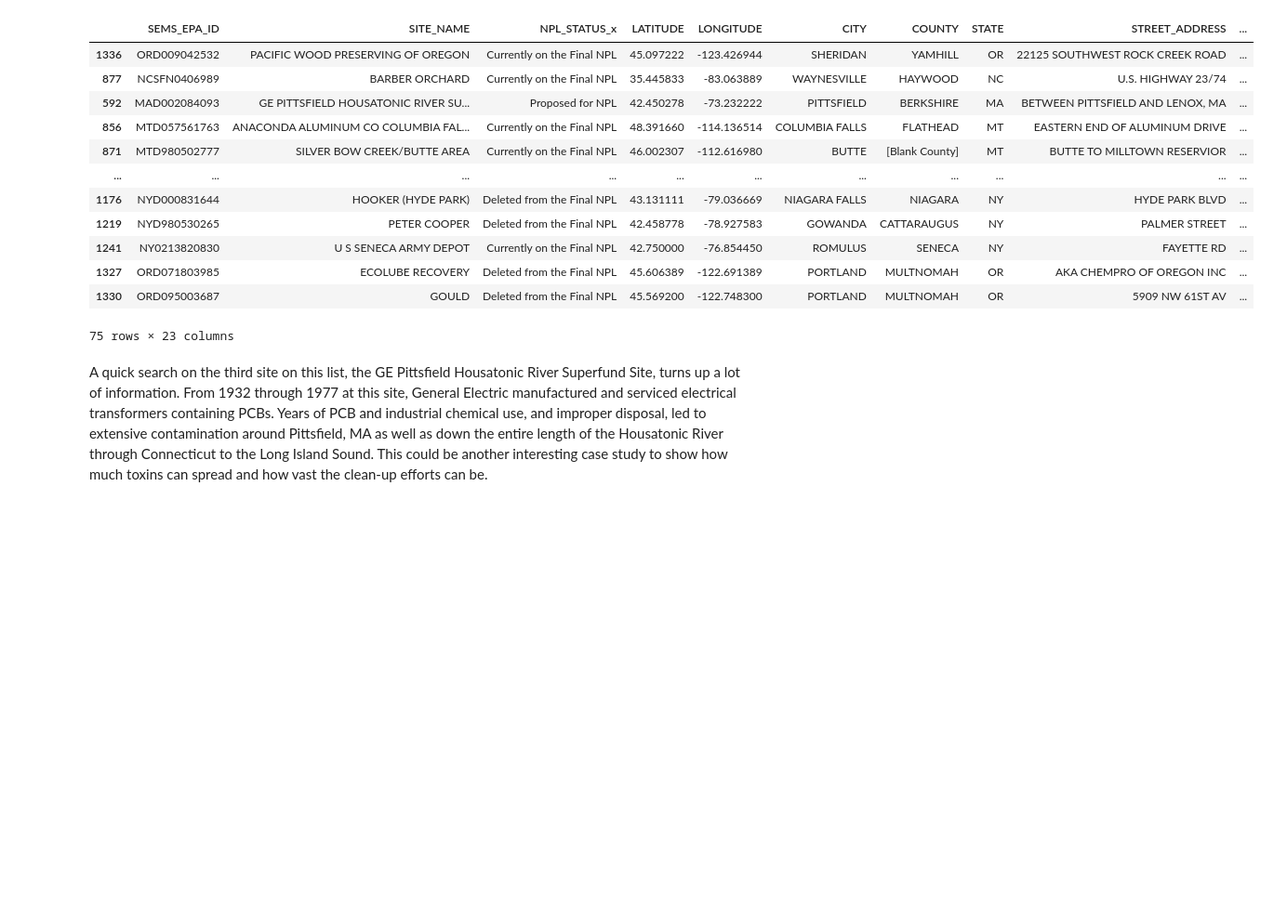
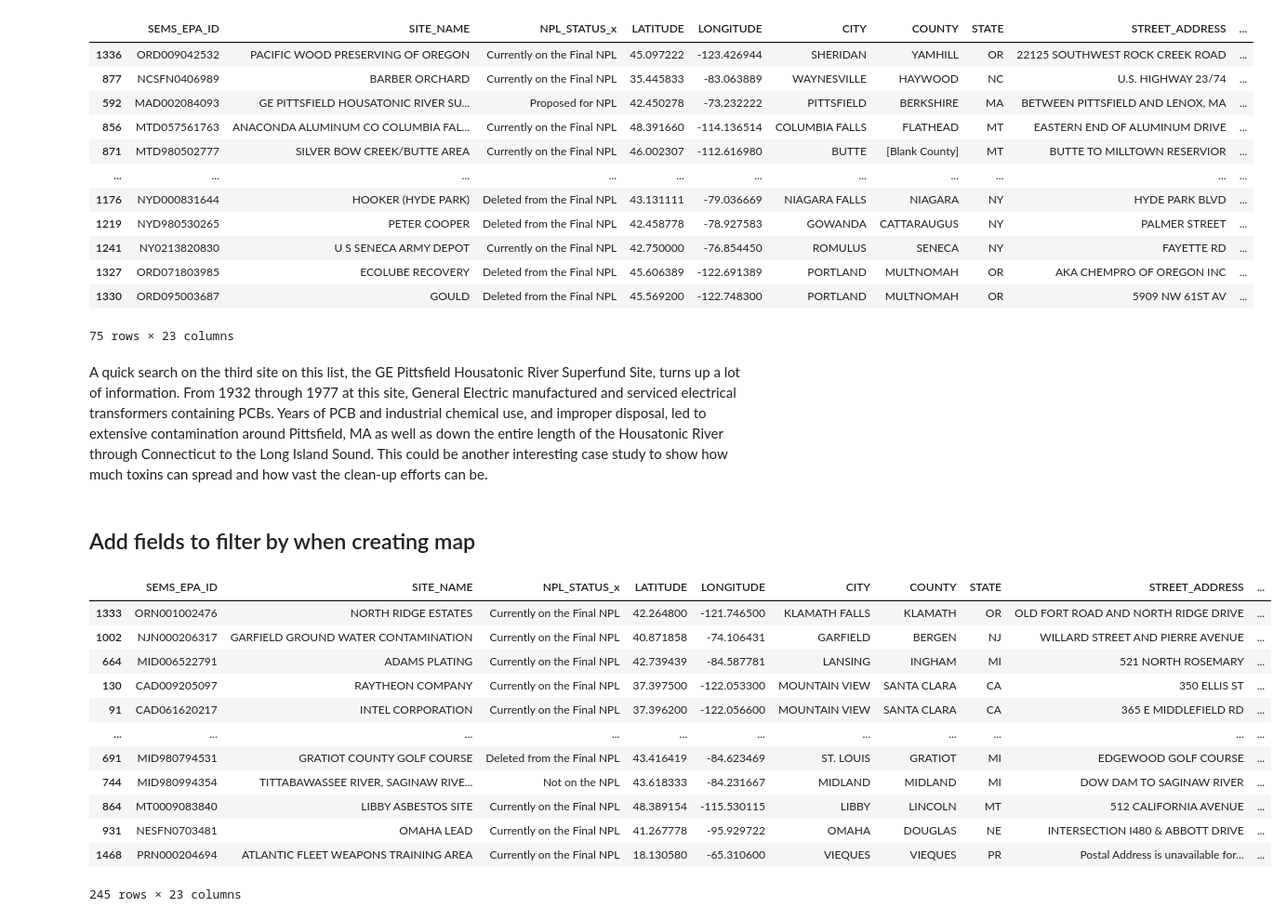
Before and after one commit to EileenGrady/us-industrial-pollution, a Jupyter notebook: notebooks/explore-superfund-site-data.ipynb, the cells around one changed output. Shown: that part at 93% size. Cells and saved outputs as stored; diff of their text form; code cells hidden in the pictures; blank space fills up the shorter version.

```diff
--- a/notebooks/explore-superfund-site-data.ipynb
+++ b/notebooks/explore-superfund-site-data.ipynb
@@ -212,0 +254,19 @@ A quick search on the third site on this list, the GE Pittsfield Housatonic Rive
+# %% [markdown]
+## Add fields to filter by when creating map
+# %%
+exposure = superfund.loc[(superfund['HUMAN_EXPOSURE_UNDER_CONTROL'] == 'No') | (superfund['HUMAN_EXPOSURE_UNDER_CONTROL'] == 'Insufficient Data')]
+exposure.sort_values(by='HRS_SCORE')
+# %% [output]
+|  | SEMS_EPA_ID | SITE_NAME | NPL_STATUS_x | LATITUDE | LONGITUDE | CITY | COUNTY | STATE | STREET_ADDRESS | ... |
+| 1333 | ORN001002476 | NORTH RIDGE ESTATES | Currently on the Final NPL | 42.264800 | -121.746500 | KLAMATH FALLS | KLAMATH | OR | OLD FORT ROAD AND NORTH RIDGE DRIVE | ... |
+| 1002 | NJN000206317 | GARFIELD GROUND WATER CONTAMINATION | Currently on the Final NPL | 40.871858 | -74.106431 | GARFIELD | BERGEN | NJ | WILLARD STREET AND PIERRE AVENUE | ... |
+| 664 | MID006522791 | ADAMS PLATING | Currently on the Final NPL | 42.739439 | -84.587781 | LANSING | INGHAM | MI | 521 NORTH ROSEMARY | ... |
+| 130 | CAD009205097 | RAYTHEON COMPANY | Currently on the Final NPL | 37.397500 | -122.053300 | MOUNTAIN VIEW | SANTA CLARA | CA | 350 ELLIS ST | ... |
+| 91 | CAD061620217 | INTEL CORPORATION | Currently on the Final NPL | 37.396200 | -122.056600 | MOUNTAIN VIEW | SANTA CLARA | CA | 365 E MIDDLEFIELD RD | ... |
+| ... | ... | ... | ... | ... | ... | ... | ... | ... | ... | ... |
+| 691 | MID980794531 | GRATIOT COUNTY GOLF COURSE | Deleted from the Final NPL | 43.416419 | -84.623469 | ST. LOUIS | GRATIOT | MI | EDGEWOOD GOLF COURSE | ... |
+| 744 | MID980994354 | TITTABAWASSEE RIVER, SAGINAW RIVE... | Not on the NPL | 43.618333 | -84.231667 | MIDLAND | MIDLAND | MI | DOW DAM TO SAGINAW RIVER | ... |
+| 864 | MT0009083840 | LIBBY ASBESTOS SITE | Currently on the Final NPL | 48.389154 | -115.530115 | LIBBY | LINCOLN | MT | 512 CALIFORNIA AVENUE | ... |
+| 931 | NESFN0703481 | OMAHA LEAD | Currently on the Final NPL | 41.267778 | -95.929722 | OMAHA | DOUGLAS | NE | INTERSECTION I480 & ABBOTT DRIVE | ... |
+| 1468 | PRN000204694 | ATLANTIC FLEET WEAPONS TRAINING AREA | Currently on the Final NPL | 18.130580 | -65.310600 | VIEQUES | VIEQUES | PR | Postal Address is unavailable for... | ... |
+245 rows × 23 columns
```
Also changed, not shown: parts of 25 cells of this notebook, 42 other files.
